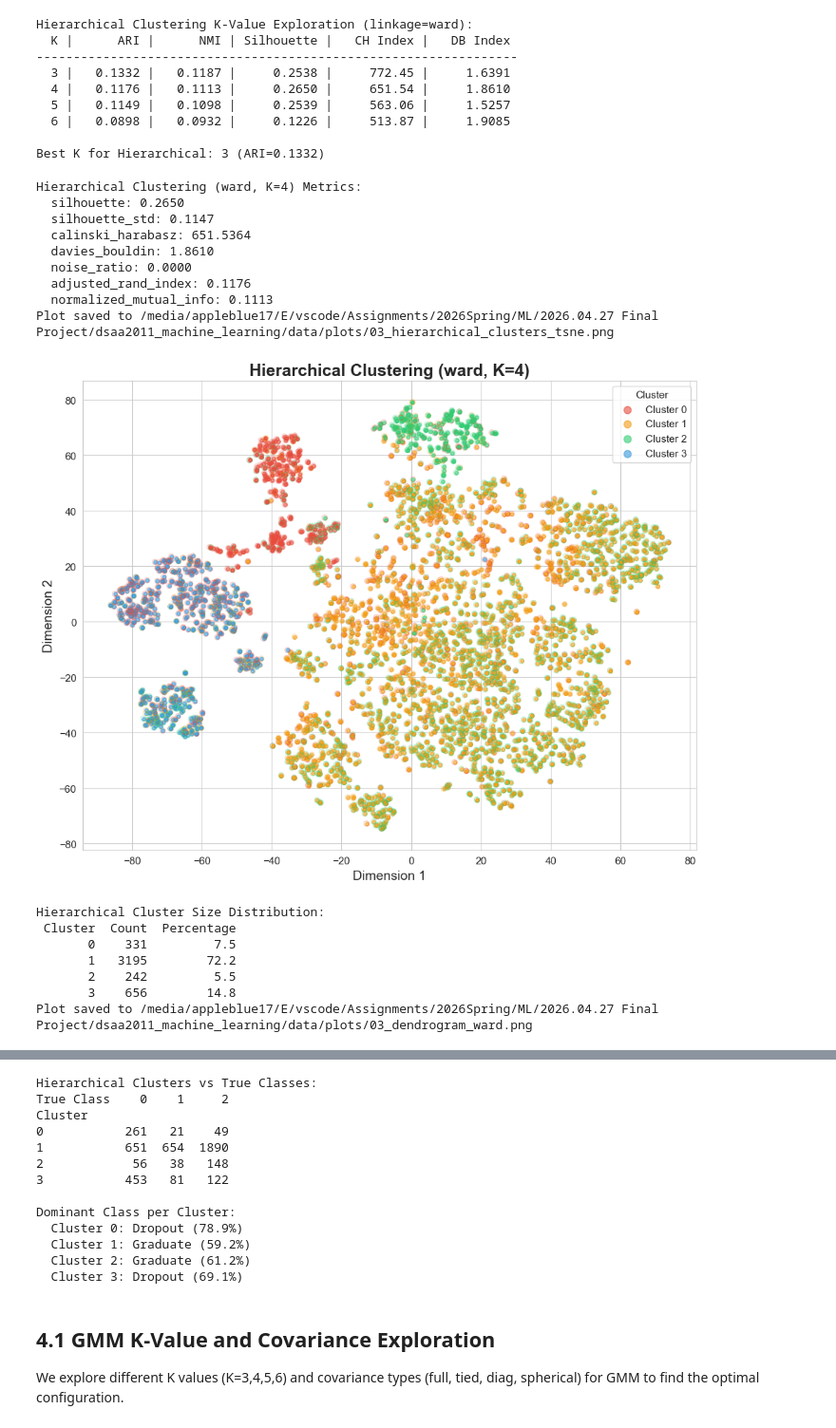
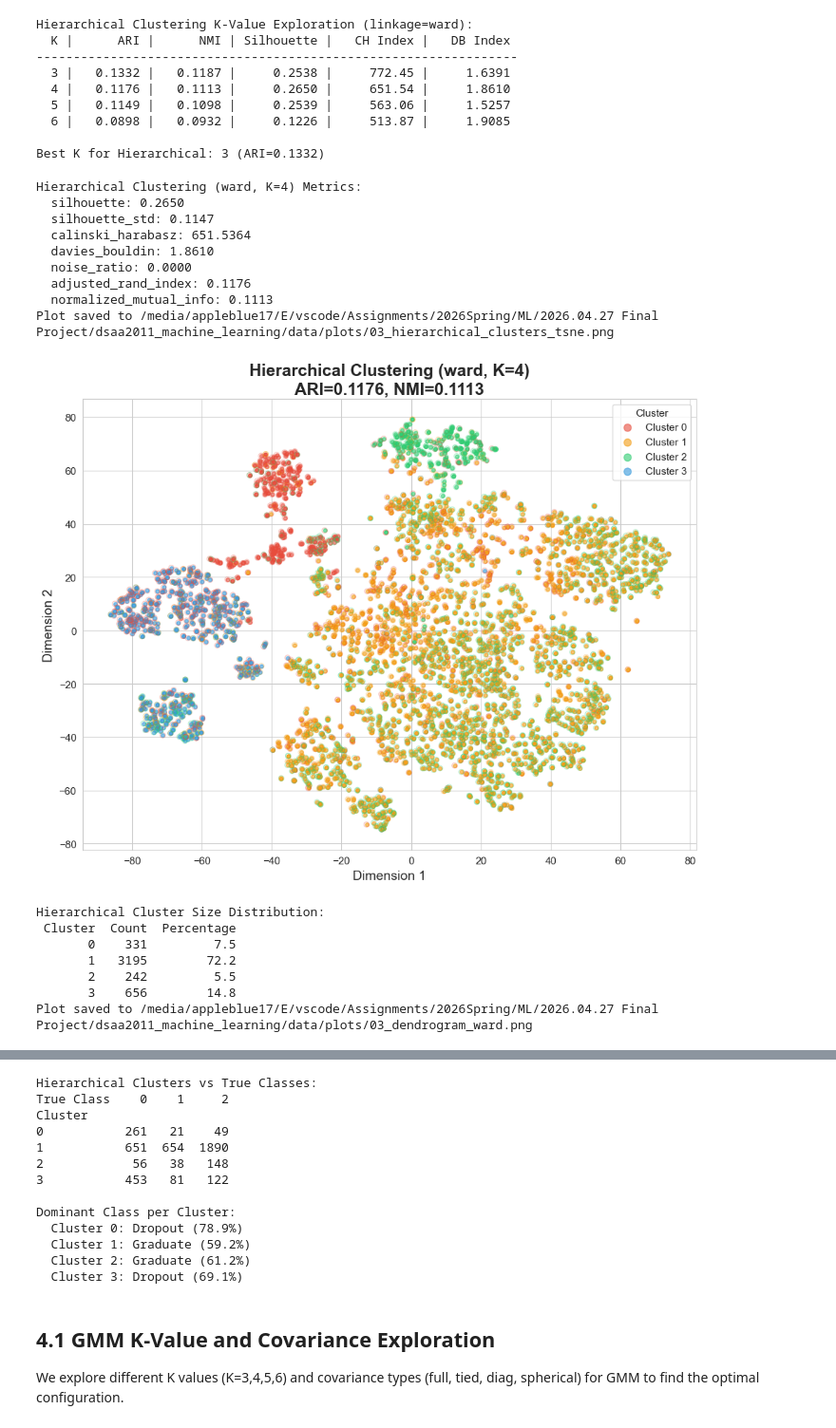
Before and after one commit to pheonix2006/dsaa2011_machine_learning, a Jupyter notebook: notebooks/03_clustering_analysis.ipynb, the cells around one changed output, grey strips where cells are left out. Shown at 95% size. Saved outputs shown, nothing was run; the diff lists cells and outputs as text; code cells hidden in the pictures.

Commit message:
feat: review and rewrite part 3 (clustering)

```diff
--- a/notebooks/03_clustering_analysis.ipynb
+++ b/notebooks/03_clustering_analysis.ipynb
@@ -296,7 +287,7 @@ for name, value in agg_metrics.items():
 
 # Plot clusters on tsne
 save_path = os.path.join(project_root, "data", "plots", "03_hierarchical_clusters_tsne.png")
-ax = plot_cluster_scatter(tsne_embedding, agg_labels, title=f"Hierarchical Clustering ({best_linkage}, K={best_hier_k})", y_true=y.values, save_path=save_path)
+ax = plot_cluster_scatter(tsne_embedding, agg_labels, title=f"Hierarchical Clustering ({best_linkage}, K={best_hier_k})\nARI={agg_metrics['adjusted_rand_index']:.4f}, NMI={agg_metrics['normalized_mutual_info']:.4f}", y_true=y.values, save_path=save_path)
 plt.show()
 
 # Hierarchical cluster size distribution table
@@ -313,34 +304,34 @@ print(agg_size_df.to_string(index=False))
 
 from src.clustering import plot_dendrogram
 fig = plot_dendrogram(
     X.values,
     method=best_linkage,
     save_path=os.path.join(project_root, "data", "plots", "03_dendrogram_ward.png"),
 )
 plt.show()
 
 # Hierarchical cross-tabulation
 agg_crosstab = compare_clusters_to_classes(agg_labels, y.values)
 print("\nHierarchical Clusters vs True Classes:")
 print(agg_crosstab.to_string())
 
 print("\nDominant Class per Cluster:")
 for cluster in agg_crosstab.index:
     row = agg_crosstab.loc[cluster]
     dominant_class = row.idxmax()
     dominant_pct = row.max() / row.sum() * 100
     print(f"  Cluster {cluster}: {class_names[dominant_class]} ({dominant_pct:.1f}%)")
 # %% [output]
 Hierarchical Clustering (ward, K=4) Metrics:
   silhouette: 0.2650
   silhouette_std: 0.1147
   calinski_harabasz: 651.5364
   davies_bouldin: 1.8610
   noise_ratio: 0.0000
   adjusted_rand_index: 0.1176
   normalized_mutual_info: 0.1113
 Plot saved to /media/appleblue17/E/vscode/Assignments/2026Spring/ML/2026.04.27 Final Project/dsaa2011_machine_learning/data/plots/03_hierarchical_clusters_tsne.png
-[figure, old version]
+[figure, new version]
 Hierarchical Cluster Size Distribution:
  Cluster  Count  Percentage
        0    331         7.5
```
Also changed, not shown: parts of 10 cells of this notebook, 11 other files.
